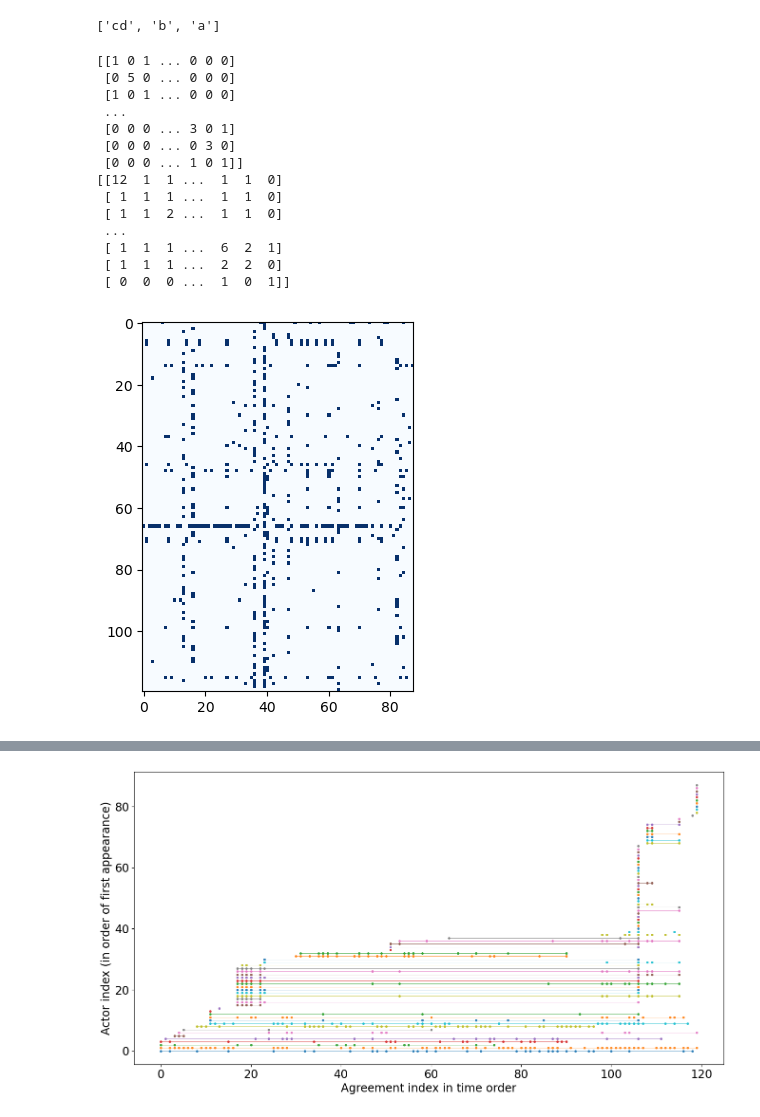
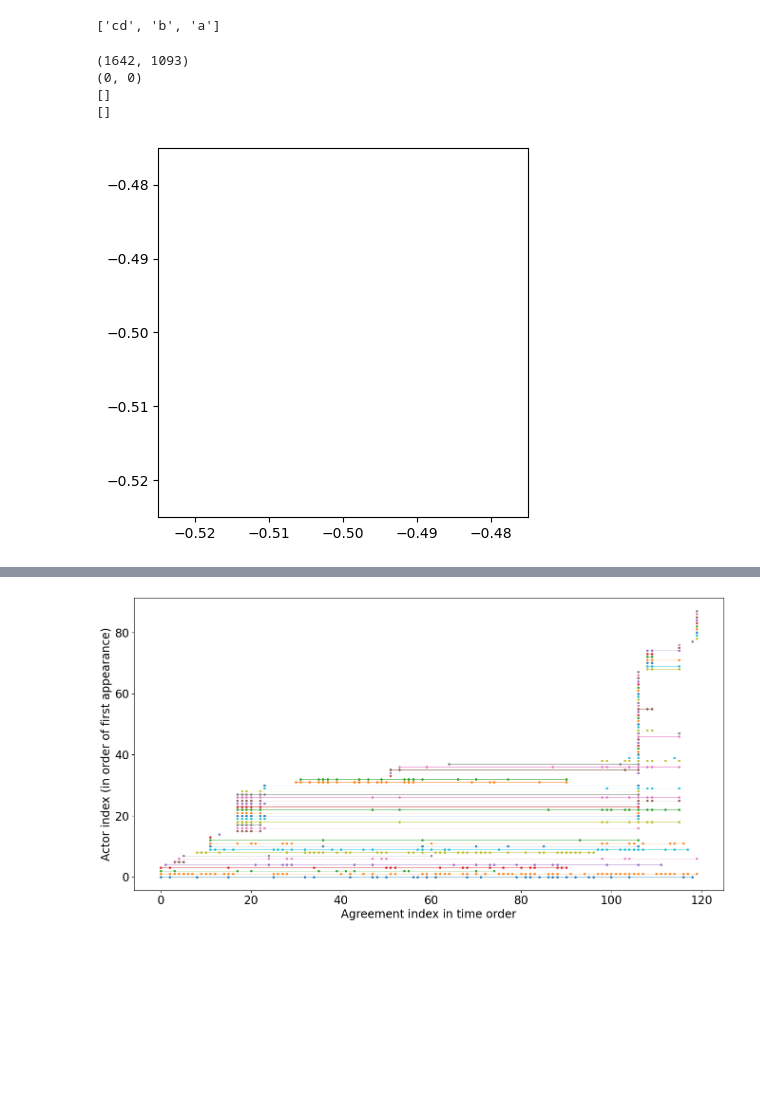
Before and after one commit to niamhhenry/actors, a Jupyter notebook: signatories_streamlit.ipynb, the cells around one changed output, grey strips where cells are left out. Cells and saved outputs as stored; diff of their text form; code cells hidden in the pictures; blank space fills up the shorter version.

```diff
--- a/signatories_streamlit.ipynb
+++ b/signatories_streamlit.ipynb
@@ -166,46 +166,38 @@ def get_cooccurrence_matrices(matrix):
     # Actor-actor co-occurence matrix for a peace process
     V = np.matmul(matrix.T,matrix)
     # Agreement-agreement co-occurence matrix
     W = np.matmul(matrix,matrix.T)
     return (V,W)
 
 process_name = 'Bosnia peace process'
 #process_name = 'Yemen peace process'
-#process_name = 'Casamance process'
+process_name = 'Chad: Doha Process'
 
 data_path = './data/'
 nodes_file = 'node_table.csv'
 links_file = 'links_table.csv'
 agreements_dict = 'agreements_dict.json'
 
 data_dict = load_agreement_actor_data(nodes_file,links_file,agreements_dict,data_path)
+
 pp_data_dict = get_peace_process_data(process_name,data_dict)
 pp_matrix = pp_data_dict['pp_matrix']
+print(pp_matrix.shape)
 
 print(np.matmul(pp_matrix.T,pp_matrix))
 print(np.matmul(pp_matrix,pp_matrix.T))
 
 plt.imshow(pp_matrix,cmap=plt.cm.Blues)
 plt.show()
 
 # Display graph
 
 pp_graph = pp_data_dict['pp_graph']['graph']
 node_colors = pp_data_dict['pp_graph']['node_colors']
 display_graph(pp_graph,node_colors)
 # %% [output]
-[[1 0 1 ... 0 0 0]
- [0 5 0 ... 0 0 0]
- [1 0 1 ... 0 0 0]
- ...
- [0 0 0 ... 3 0 1]
- [0 0 0 ... 0 3 0]
- [0 0 0 ... 1 0 1]]
-[[12  1  1 ...  1  1  0]
- [ 1  1  1 ...  1  1  0]
- [ 1  1  2 ...  1  1  0]
- ...
- [ 1  1  1 ...  6  2  1]
- [ 1  1  1 ...  2  2  0]
- [ 0  0  0 ...  1  0  1]]
+(1642, 1093)
+(0, 0)
+[]
+[]
-[figure, old version]
+[figure, new version]
```
Also changed, not shown: parts of 1 cell of this notebook.
